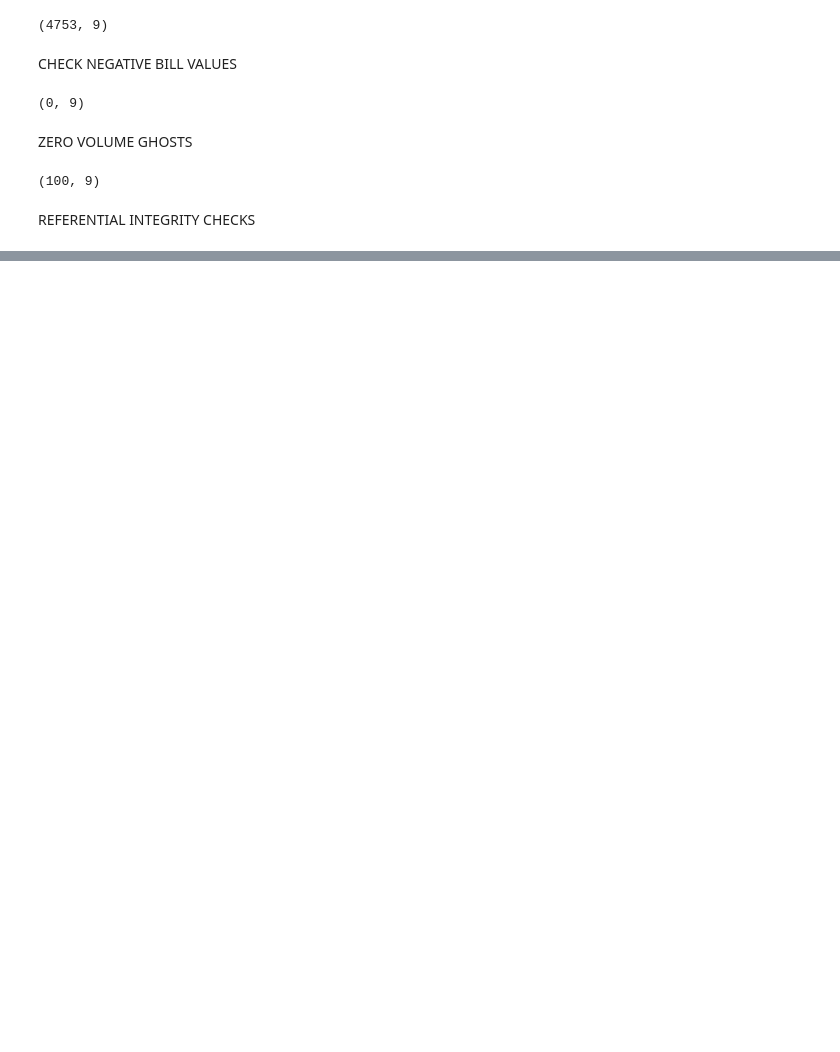
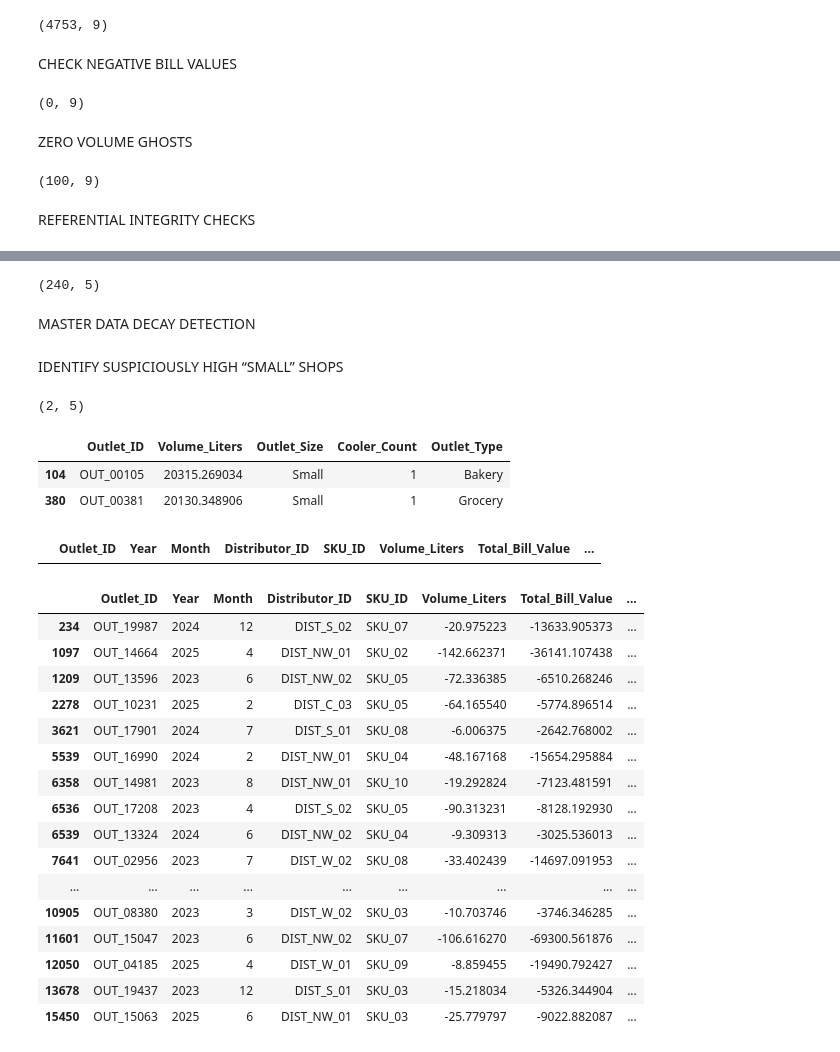
Before and after one commit to Akila-Fdo/Data_Storm, a Jupyter notebook: notebooks/02_data_forensics.ipynb, the cells around one changed output, grey strips where cells are left out. Cells and saved outputs as stored; diff of their text form; code cells hidden in the pictures; blank space fills up the shorter version.

```diff
--- a/notebooks/02_data_forensics.ipynb
+++ b/notebooks/02_data_forensics.ipynb
@@ -182,0 +300,22 @@ REFERENTIAL INTEGRITY CHECKS
+# %%
+invalid_coords = outlet_coordinates[
+    (
+        (outlet_coordinates['Latitude'] < 5.5) |
+        (outlet_coordinates['Latitude'] > 10)
+    ) |
+    (
+        (outlet_coordinates['Longitude'] < 79) |
+        (outlet_coordinates['Longitude'] > 82)
+    )
+]
+
+invalid_coords = create_rejected_store(
+    invalid_coords,
+    'INVALID_COORDINATES'
+)
+
+print(invalid_coords.shape)
+# %% [output]
+(240, 5)
+# %% [markdown]
+MASTER DATA DECAY DETECTION
@@ -182,0 +335,46 @@ REFERENTIAL INTEGRITY CHECKS
+# %% [markdown]
+IDENTIFY SUSPICIOUSLY HIGH “SMALL” SHOPS
+# %%
+suspicious_small = outlet_behavior[
+    (
+        outlet_behavior['Outlet_Size'] == 'Small'
+    ) &
+    (
+        outlet_behavior['Volume_Liters'] >
+        outlet_behavior['Volume_Liters'].quantile(0.95)
+    )
+]
+
+print(suspicious_small.shape)
+# %% [output]
+(2, 5)
+# %%
+suspicious_small.head(20)
+# %% [output]
+|  | Outlet_ID | Volume_Liters | Outlet_Size | Cooler_Count | Outlet_Type |
+| 104 | OUT_00105 | 20315.269034 | Small | 1 | Bakery |
+| 380 | OUT_00381 | 20130.348906 | Small | 1 | Grocery |
+# %%
+duplicate_rows.head(20)
+# %% [output]
+|  | Outlet_ID | Year | Month | Distributor_ID | SKU_ID | Volume_Liters | Total_Bill_Value | ... |
+# %%
+negative_volume.head(20)
+# %% [output]
+|  | Outlet_ID | Year | Month | Distributor_ID | SKU_ID | Volume_Liters | Total_Bill_Value | ... |
+| 234 | OUT_19987 | 2024 | 12 | DIST_S_02 | SKU_07 | -20.975223 | -13633.905373 | ... |
+| 1097 | OUT_14664 | 2025 | 4 | DIST_NW_01 | SKU_02 | -142.662371 | -36141.107438 | ... |
+| 1209 | OUT_13596 | 2023 | 6 | DIST_NW_02 | SKU_05 | -72.336385 | -6510.268246 | ... |
+| 2278 | OUT_10231 | 2025 | 2 | DIST_C_03 | SKU_05 | -64.165540 | -5774.896514 | ... |
+| 3621 | OUT_17901 | 2024 | 7 | DIST_S_01 | SKU_08 | -6.006375 | -2642.768002 | ... |
+| 5539 | OUT_16990 | 2024 | 2 | DIST_NW_01 | SKU_04 | -48.167168 | -15654.295884 | ... |
+| 6358 | OUT_14981 | 2023 | 8 | DIST_NW_01 | SKU_10 | -19.292824 | -7123.481591 | ... |
+| 6536 | OUT_17208 | 2023 | 4 | DIST_S_02 | SKU_05 | -90.313231 | -8128.192930 | ... |
+| 6539 | OUT_13324 | 2024 | 6 | DIST_NW_02 | SKU_04 | -9.309313 | -3025.536013 | ... |
+| 7641 | OUT_02956 | 2023 | 7 | DIST_W_02 | SKU_08 | -33.402439 | -14697.091953 | ... |
+| ... | ... | ... | ... | ... | ... | ... | ... | ... |
+| 10905 | OUT_08380 | 2023 | 3 | DIST_W_02 | SKU_03 | -10.703746 | -3746.346285 | ... |
+| 11601 | OUT_15047 | 2023 | 6 | DIST_NW_02 | SKU_07 | -106.616270 | -69300.561876 | ... |
+| 12050 | OUT_04185 | 2025 | 4 | DIST_W_01 | SKU_09 | -8.859455 | -19490.792427 | ... |
+| 13678 | OUT_19437 | 2023 | 12 | DIST_S_01 | SKU_03 | -15.218034 | -5326.344904 | ... |
+| 15450 | OUT_15063 | 2025 | 6 | DIST_NW_01 | SKU_03 | -25.779797 | -9022.882087 | ... |
```
Also changed, not shown: parts of 28 cells of this notebook, 22 other files.
